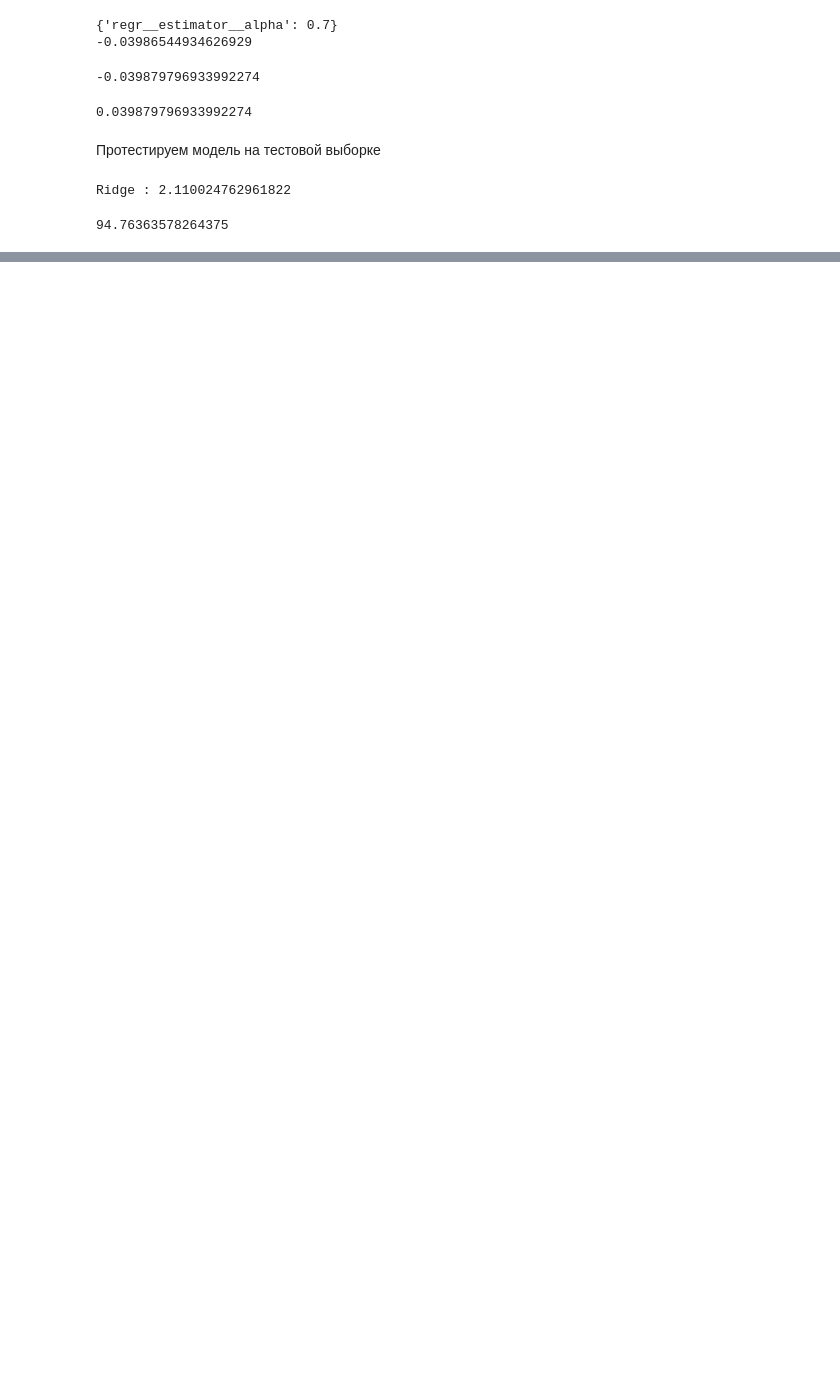
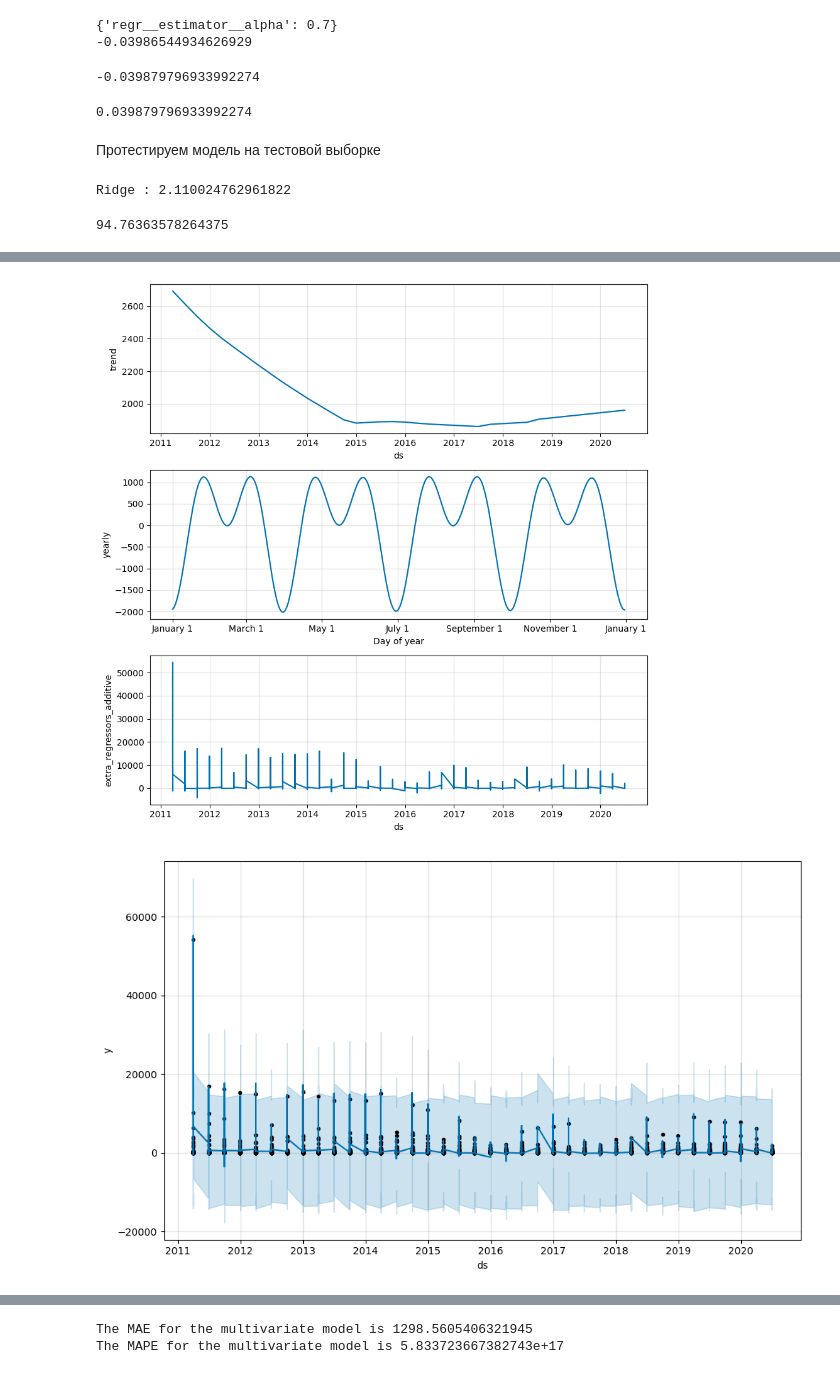
Before and after one commit to igorlaryush/CMF-reporting-forecasting, a Jupyter notebook: notebooks/baseline.ipynb, the cells around one changed output, grey strips where cells are left out. Drawn from its saved outputs; the diff is of its cells as text; code cells hidden in the pictures; blank space fills up the shorter version.

```diff
--- a/notebooks/baseline.ipynb
+++ b/notebooks/baseline.ipynb
@@ -322,0 +331,18 @@ mean_squared_error(pipe.predict(test_df[feature_columns]), test_df[target_column
+# %%
+n = 50
+model_multivariate = Prophet()
+for col in feature_columns[:n]:
+    model_multivariate.add_regressor(col, standardize=False)
+
+model_multivariate.fit(df_to_prophet(X_train.fillna(0), y_train))
+
+future_multivariate = model_multivariate.make_future_dataframe(periods=1)
+future_multivariate = pd.merge(
+    future_multivariate, df_to_prophet(X_train.fillna(0), y_train)[['ds'] + feature_columns[:n].to_list()], on='ds', how='inner')
+future_multivariate = future_multivariate.fillna(method='ffill')
+
+forecast_multivariate = model_multivariate.predict(future_multivariate)
+model_multivariate.plot(forecast_multivariate)
+print('')
+model_multivariate.plot_components(forecast_multivariate)
+# %% [output]
@@ -322,0 +351,2 @@ mean_squared_error(pipe.predict(test_df[feature_columns]), test_df[target_column
+[figure, added]
+[figure, added]
@@ -322,0 +354,16 @@ mean_squared_error(pipe.predict(test_df[feature_columns]), test_df[target_column
+# %%
+performance_multivariate = pd.merge(
+    df_to_prophet(X_train, y_train),
+    forecast_multivariate[['ds', 'yhat', 'yhat_lower', 'yhat_upper']], on='ds')
+
+performance_multivariate_MAE = mean_absolute_error(
+    performance_multivariate['y'], performance_multivariate['yhat'])
+print(f'The MAE for the multivariate model is {performance_multivariate_MAE}')
+
+performance_multivariate_MAPE = mean_absolute_percentage_error(
+    performance_multivariate['y'], performance_multivariate['yhat'])
+print(
+    f'The MAPE for the multivariate model is {performance_multivariate_MAPE}')
+# %% [output]
+The MAE for the multivariate model is 1298.5605406321945
+The MAPE for the multivariate model is 5.833723667382743e+17
```
Also changed, not shown: parts of 8 cells of this notebook, 1 other file.
